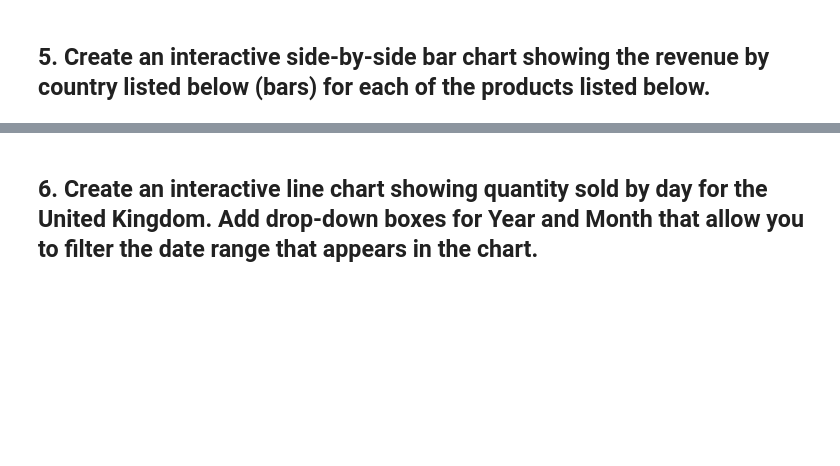
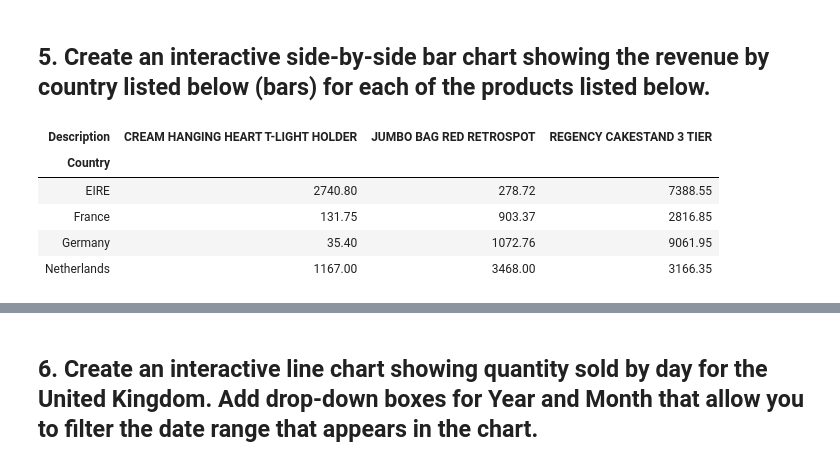
Before and after one commit to ta-datapt-bcn/lab-interactive-visualization, a Jupyter notebook: your-code/main.ipynb, the cells around one changed output, grey strips where cells are left out. Drawn from its saved outputs; the diff is of its cells as text; code cells hidden in the pictures; blank space fills up the shorter version.

```diff
--- a/your-code/main.ipynb
+++ b/your-code/main.ipynb
@@ -30,3 +72,16 @@ product_list = ['JUMBO BAG RED RETROSPOT',
                 'REGENCY CAKESTAND 3 TIER']
 
 country_list = ['EIRE', 'Germany', 'France', 'Netherlands']
+# %%
+data5 = data[(data['Description'].isin(product_list)) & (data['Country'].isin(country_list))]
+data5 = data5.pivot_table(values='Revenue', index='Country',
+                          columns='Description', aggfunc='sum')
+# %%
+data5
+# %% [output]
+| Description | CREAM HANGING HEART T-LIGHT HOLDER | JUMBO BAG RED RETROSPOT | REGENCY CAKESTAND 3 TIER |
+| Country |  |  |  |
+| EIRE | 2740.80 | 278.72 | 7388.55 |
+| France | 131.75 | 903.37 | 2816.85 |
+| Germany | 35.40 | 1072.76 | 9061.95 |
+| Netherlands | 1167.00 | 3468.00 | 3166.35 |
```
Also changed, not shown: parts of 15 cells of this notebook, 1 other file.
